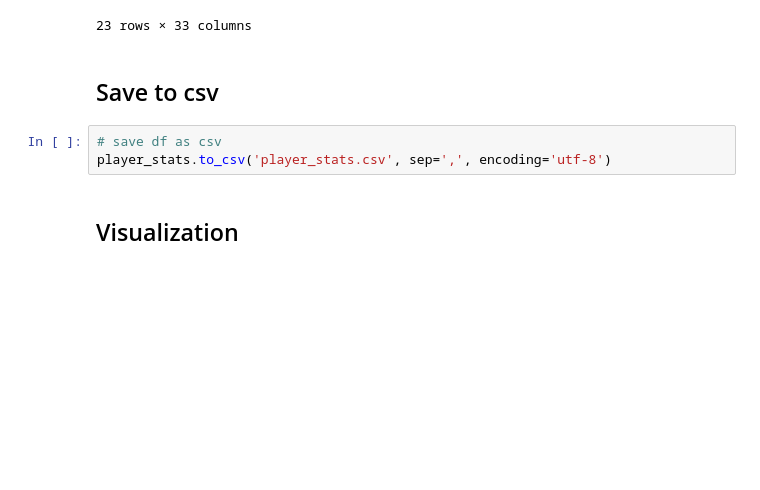
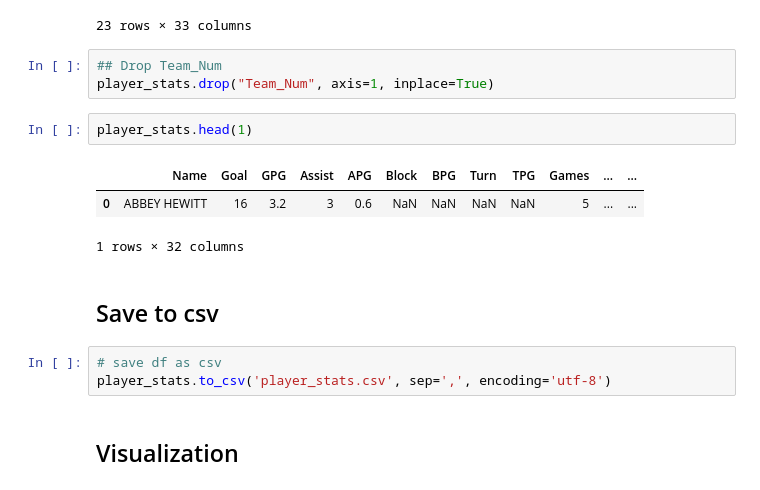
Before and after one commit to octaviaaris/ga_hw, a Jupyter notebook: FinalProject/notebooks/ultimate_stats_data_prep.ipynb, the cells around one changed output. Drawn from its saved outputs; the diff is of its cells as text; blank space fills up the shorter version.

Commit message:
drop Team_Num column

```diff
--- a/FinalProject/notebooks/ultimate_stats_data_prep.ipynb
+++ b/FinalProject/notebooks/ultimate_stats_data_prep.ipynb
@@ -1106,6 +1106,15 @@ player_stats[player_stats.Team_WUGC16 == 1]
 | 527 | SARAH GRIFFITH | 9.000000 | 1.900000 | 6.200000 | 1.261905 | 4 | 0.571429 | 4 | 0.571429 | 5.400000 | ... | ... |
 | 572 | TINA SNODGRASS | 12.000000 | 2.000000 | 0.000000 | 0.000000 | 2 | 0.333333 | 3 | 0.500000 | 6.000000 | ... | ... |
 23 rows × 33 columns
+# %%
+## Drop Team_Num
+player_stats.drop("Team_Num", axis=1, inplace=True)
+# %%
+player_stats.head(1)
+# %% [output]
+|  | Name | Goal | GPG | Assist | APG | Block | BPG | Turn | TPG | Games | ... | ... |
+| 0 | ABBEY HEWITT | 16 | 3.2 | 3 | 0.6 | NaN | NaN | NaN | NaN | 5 | ... | ... |
+1 rows × 32 columns
 # %% [markdown]
 ## Save to csv
 # %%
```
Also changed, not shown: 1 other file.
